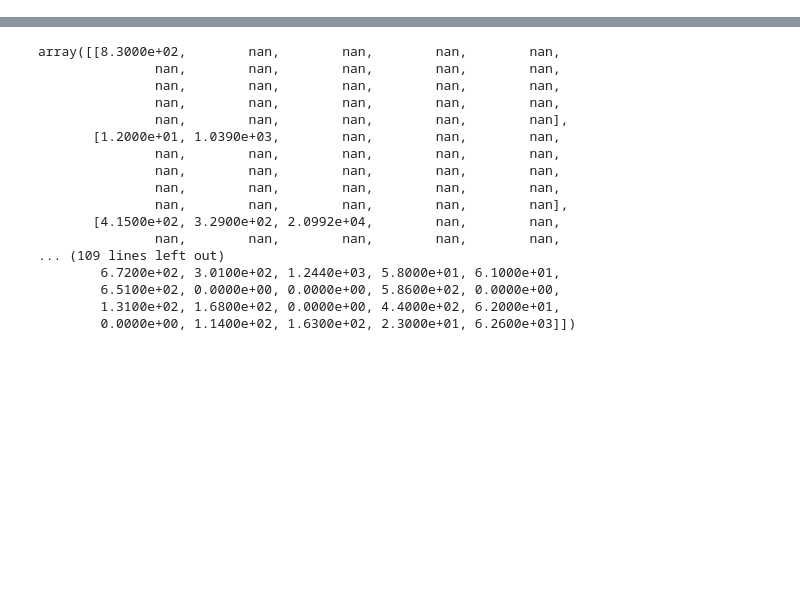
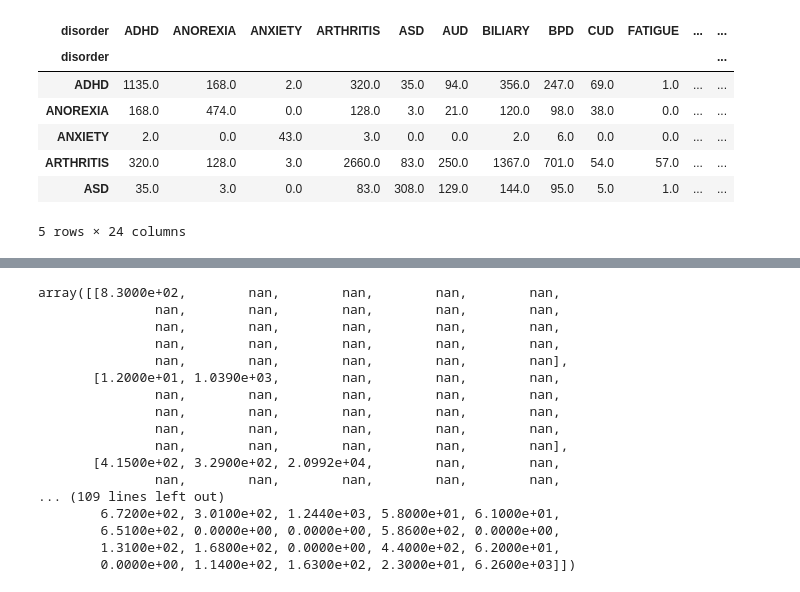
Before and after one commit to Aje026/Genetic-Overlap-in-Female-Biased-Disorders, a Jupyter notebook: snps_disorders.ipynb, the cells around one changed output, grey strips where cells are left out. Drawn from its saved outputs; the diff is of its cells as text; code cells hidden in the pictures; blank space fills up the shorter version.

```diff
--- a/snps_disorders.ipynb
+++ b/snps_disorders.ipynb
@@ -213,0 +275,11 @@ def show_gene_overlaps(list_of_genes):
+# %%
+shared_genes.head()
+# %% [output]
+| disorder | ADHD | ANOREXIA | ANXIETY | ARTHRITIS | ASD | AUD | BILIARY | BPD | CUD | FATIGUE | ... | ... |
+| disorder |  |  |  |  |  |  |  |  |  |  |  | ... |
+| ADHD | 1135.0 | 168.0 | 2.0 | 320.0 | 35.0 | 94.0 | 356.0 | 247.0 | 69.0 | 1.0 | ... | ... |
+| ANOREXIA | 168.0 | 474.0 | 0.0 | 128.0 | 3.0 | 21.0 | 120.0 | 98.0 | 38.0 | 0.0 | ... | ... |
+| ANXIETY | 2.0 | 0.0 | 43.0 | 3.0 | 0.0 | 0.0 | 2.0 | 6.0 | 0.0 | 0.0 | ... | ... |
+| ARTHRITIS | 320.0 | 128.0 | 3.0 | 2660.0 | 83.0 | 250.0 | 1367.0 | 701.0 | 54.0 | 57.0 | ... | ... |
+| ASD | 35.0 | 3.0 | 0.0 | 83.0 | 308.0 | 129.0 | 144.0 | 95.0 | 5.0 | 1.0 | ... | ... |
+5 rows × 24 columns
```
Also changed, not shown: parts of 26 cells of this notebook.
